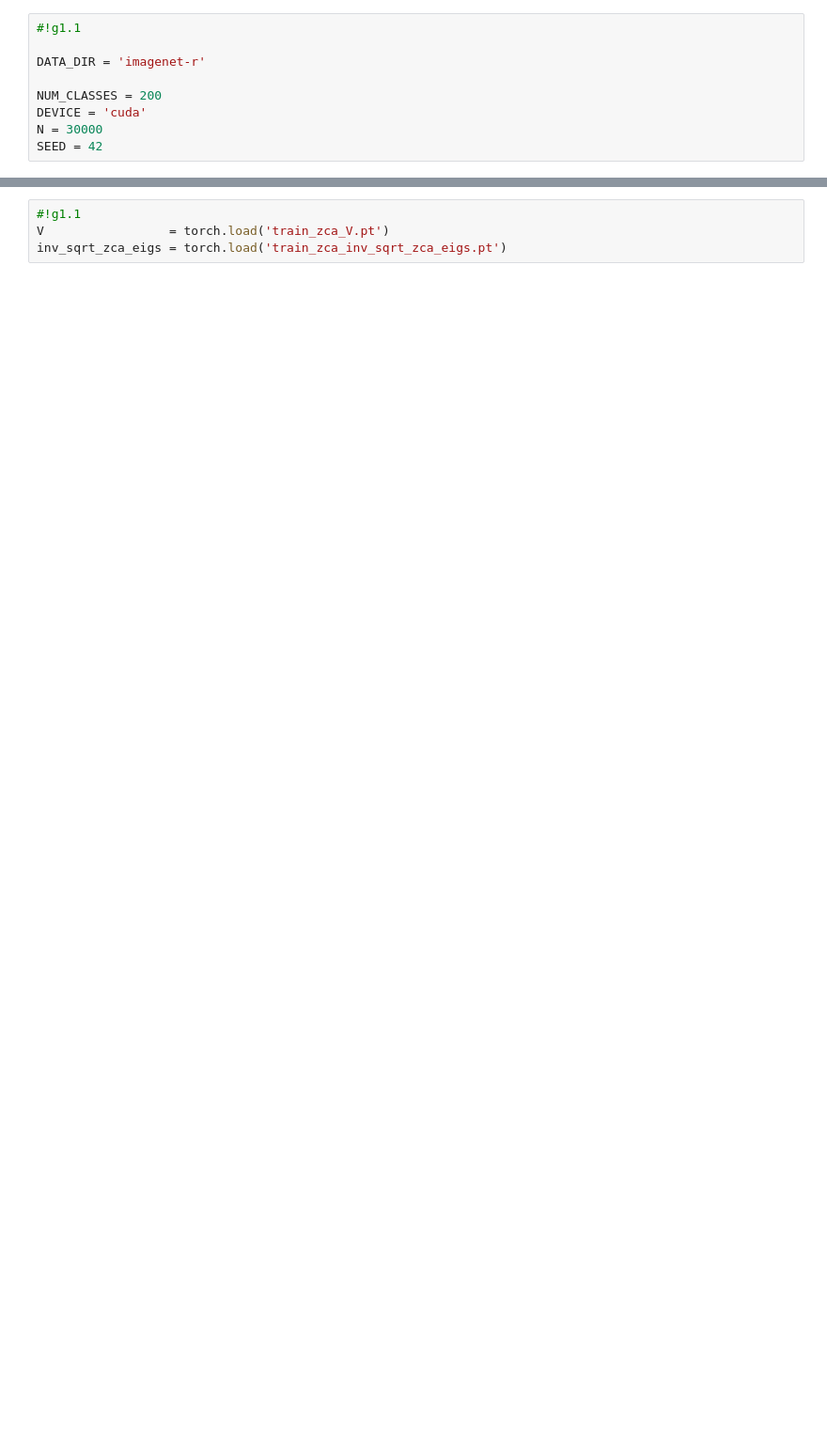
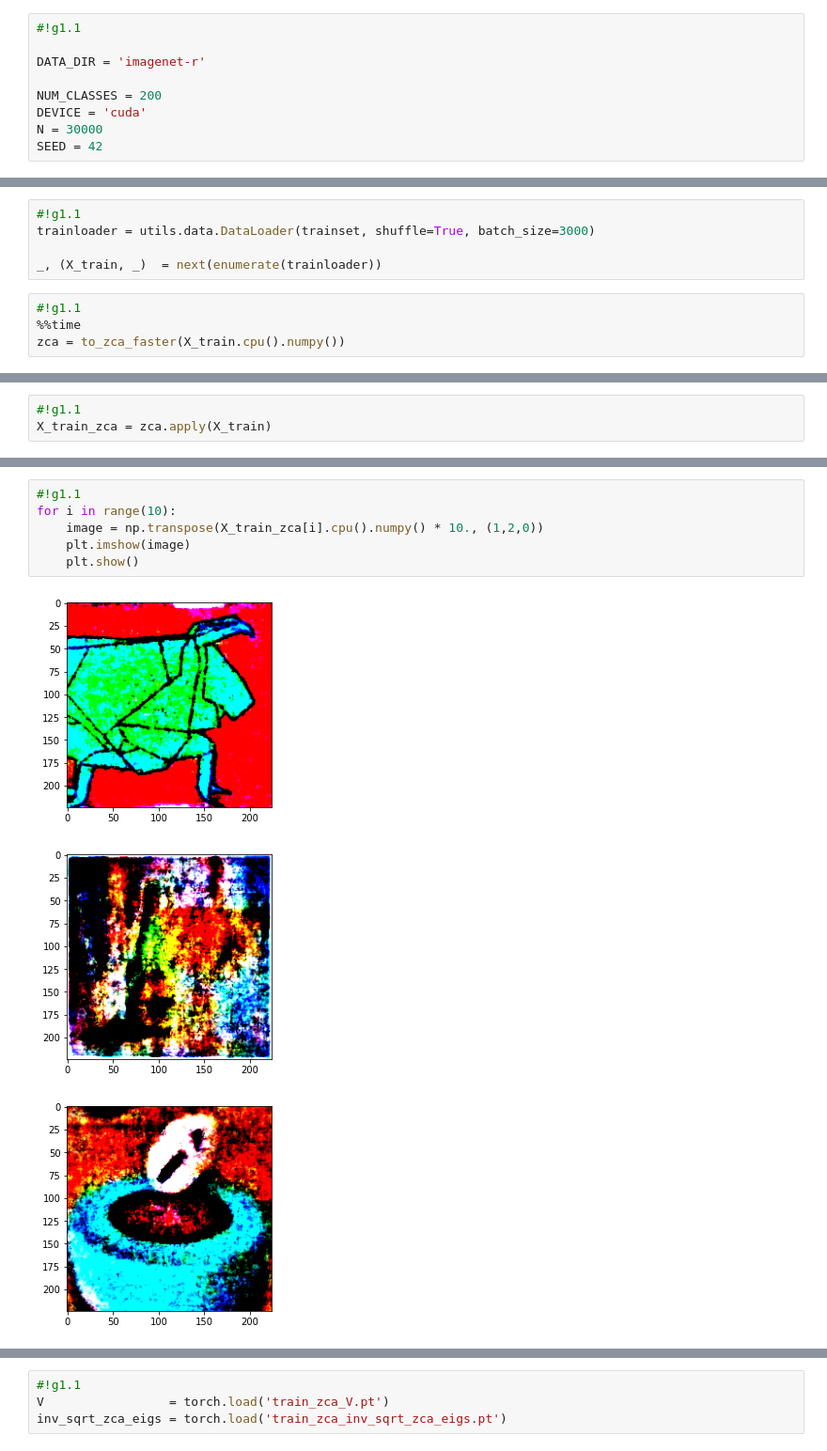
Before and after one commit to maxkvant/LinearizedNNs, a Jupyter notebook: notebooks/ZCA-imagenet-r.ipynb, the cells around one changed output, grey strips where cells are left out. Shown at 94% size. Cells and saved outputs as stored; diff of their text form; blank space fills up the shorter version.

```diff
--- a/notebooks/ZCA-imagenet-r.ipynb
+++ b/notebooks/ZCA-imagenet-r.ipynb
@@ -74,0 +297,9 @@ class ZcaTorch:
+# %%
+#!g1.1
+trainloader = utils.data.DataLoader(trainset, shuffle=True, batch_size=3000)
+
+_, (X_train, _)  = next(enumerate(trainloader))
+# %%
+#!g1.1
+%%time
+zca = to_zca_faster(X_train.cpu().numpy())
@@ -74,0 +315,3 @@ class ZcaTorch:
+# %%
+#!g1.1
+X_train_zca = zca.apply(X_train)
@@ -74,0 +323,10 @@ class ZcaTorch:
+# %%
+#!g1.1
+for i in range(10):
+    image = np.transpose(X_train_zca[i].cpu().numpy() * 10., (1,2,0))
+    plt.imshow(image)
+    plt.show()
+# %% [output]
+[figure, added]
+[figure, added]
+[figure, added]
```
Also changed, not shown: parts of 47 cells of this notebook.
